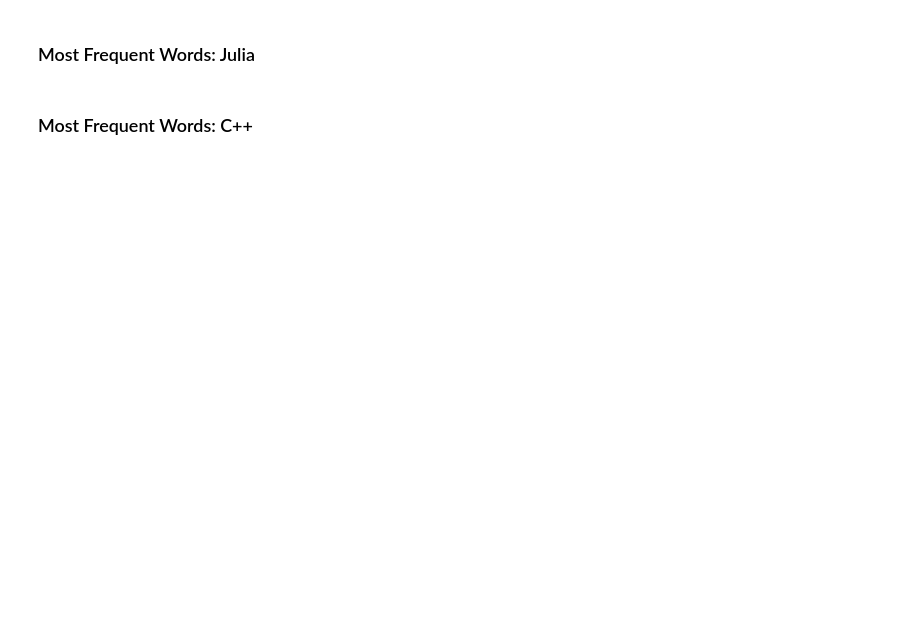
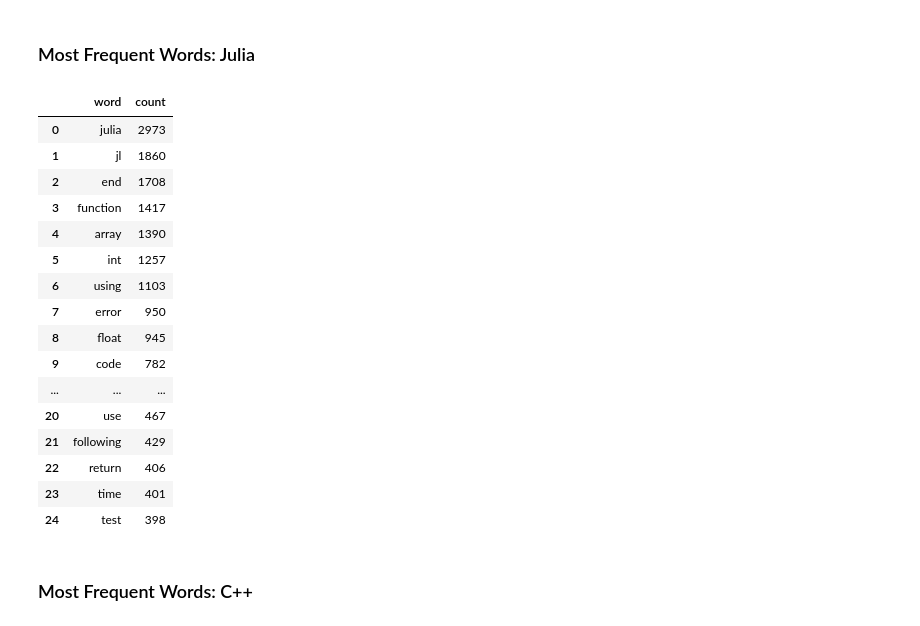
Before and after one commit to VPNA09/Stackoverflow-NLP, a Jupyter notebook: code/03 eda.ipynb, the cells around one changed output. Cells and saved outputs as stored; diff of their text form; code cells hidden in the pictures; blank space fills up the shorter version.

```diff
--- a/code/03 eda.ipynb
+++ b/code/03 eda.ipynb
@@ -302,6 +350,27 @@ r_df = df[df['target_class'] == 2]
 ### Most Frequent Words: Julia
 # %%
 julia_df = df[df['target_class'] == 3]
+# %%
+julia_frequency = freq_words(julia_df)
+julia_frequency[0:25]
+# %% [output]
+|  | word | count |
+| 0 | julia | 2973 |
+| 1 | jl | 1860 |
+| 2 | end | 1708 |
+| 3 | function | 1417 |
+| 4 | array | 1390 |
+| 5 | int | 1257 |
+| 6 | using | 1103 |
+| 7 | error | 950 |
+| 8 | float | 945 |
+| 9 | code | 782 |
+| ... | ... | ... |
+| 20 | use | 467 |
+| 21 | following | 429 |
+| 22 | return | 406 |
+| 23 | time | 401 |
+| 24 | test | 398 |
 # %% [markdown]
 ### Most Frequent Words: C++
 # %%
```
Also changed, not shown: parts of 7 cells of this notebook.
